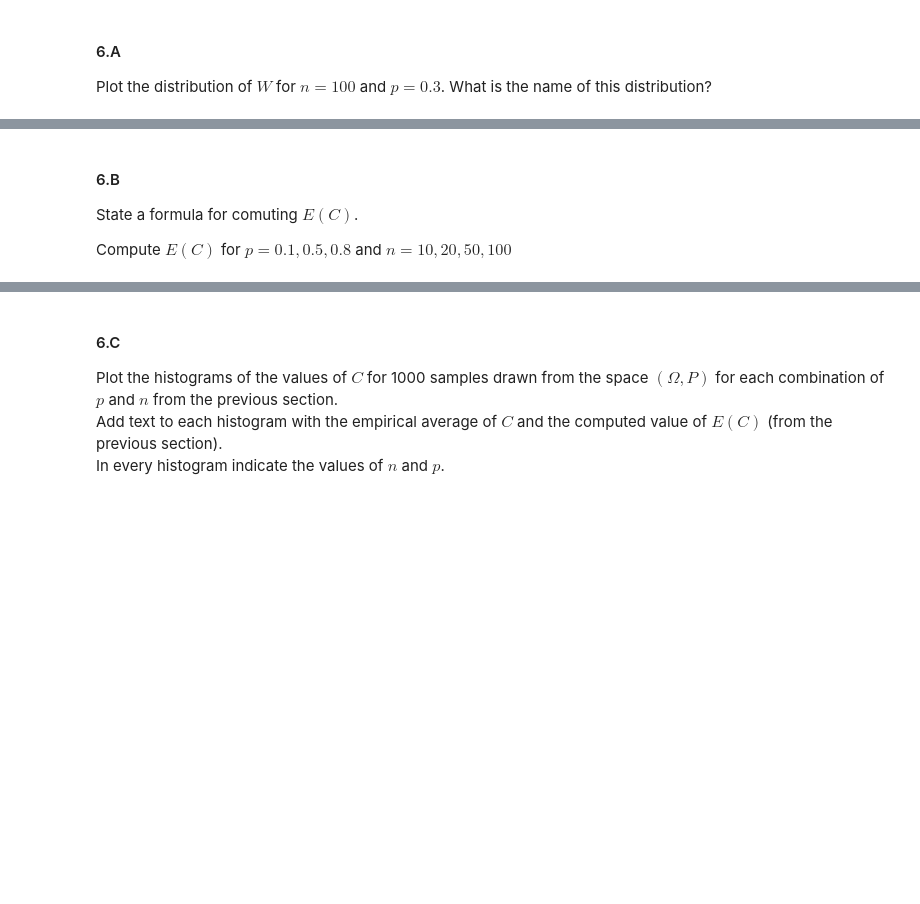
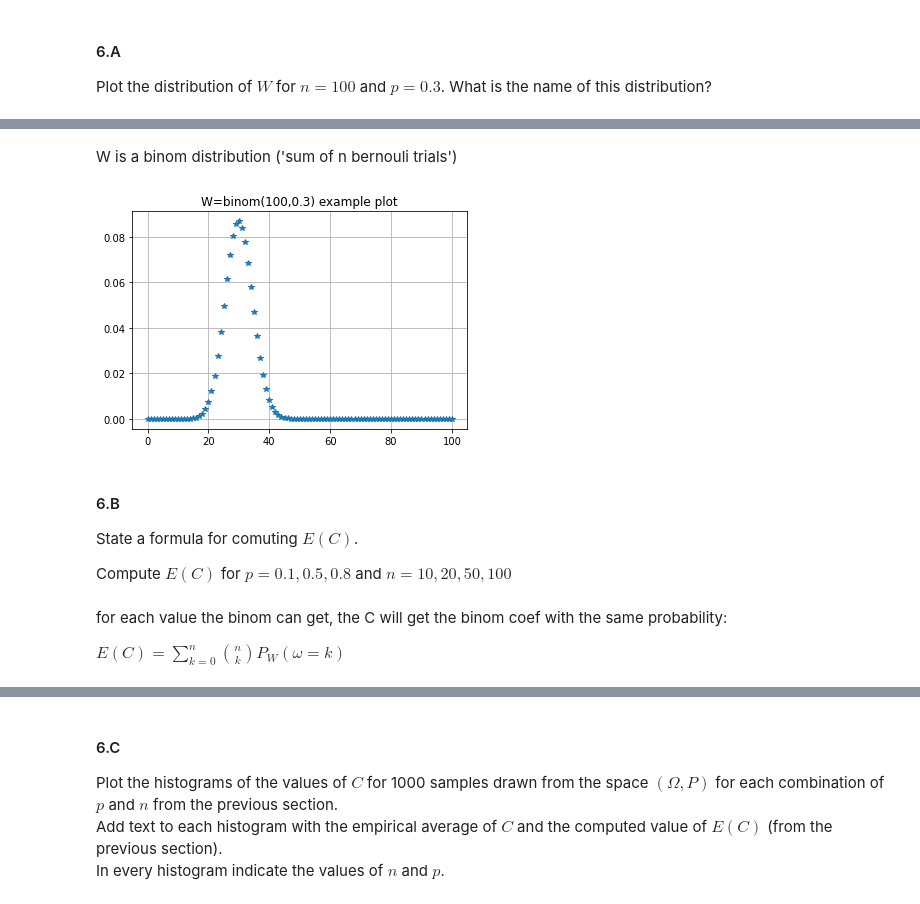
Before and after one commit to barboym/hw_statistics_runi, a Jupyter notebook: HW1a.ipynb, the cells around one changed output, grey strips where cells are left out. Saved outputs shown, nothing was run; the diff lists cells and outputs as text; code cells hidden in the pictures; blank space fills up the shorter version.

```diff
--- a/HW1a.ipynb
+++ b/HW1a.ipynb
@@ -128,5 +134,17 @@ Plot the distribution of $W$ for $n = 100$ and $p = 0.3$. What is the name of th
+# %% [markdown]
+W is a binom distribution ('sum of n bernouli trials')
+# %%
+plt.plot([stats.binom(100,0.3).pmf(k) for k in range(101)],'*');
+plt.grid()
+plt.title("W=binom(100,0.3) example plot");
+# %% [output]
+[figure, added]
 # %% [markdown]
 #### 6.B
 State a formula for comuting $E(C)$.
 
 Compute $E(C)$ for $p=0.1, 0.5, 0.8$ and $n=10, 20, 50, 100$
+# %% [markdown]
+for each value the binom can get, the C will get the binom coef with the same probability:
+
+$E(C)=\sum_{k=0}^{n}{\binom{n}{k}P_W(\omega=k)} $
```
Also changed, not shown: parts of 6 cells of this notebook, 1 other file.
